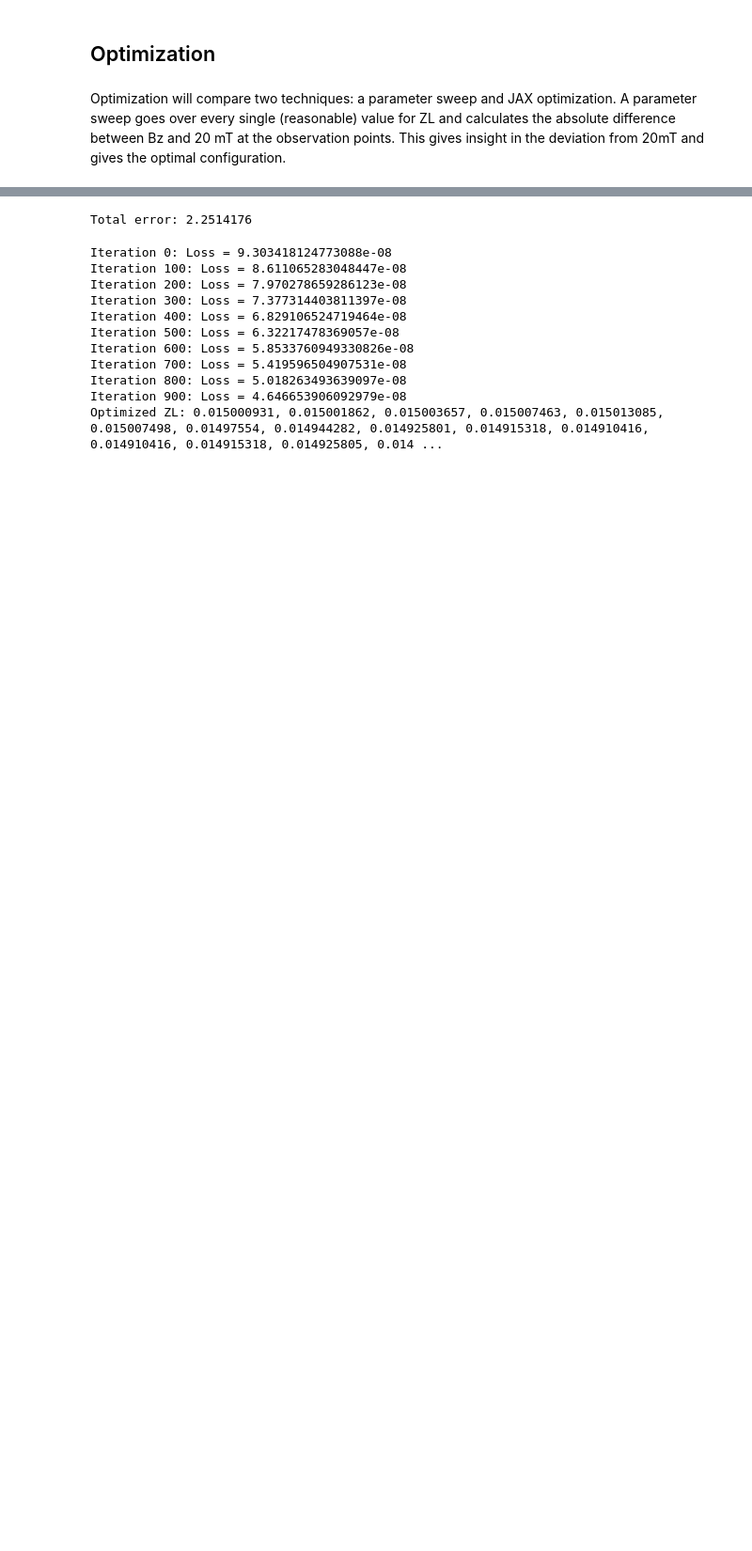
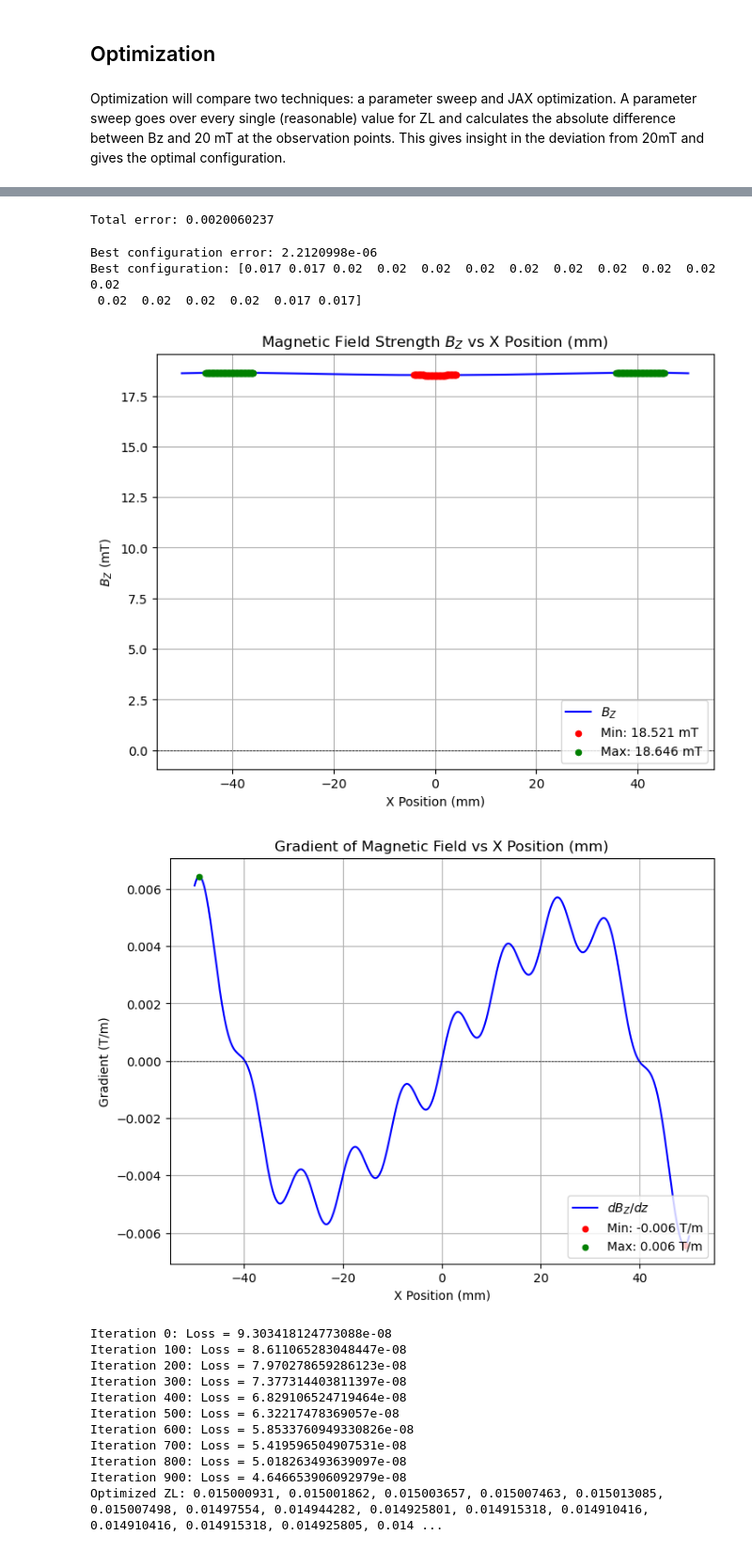
Before and after one commit to joostwijn/Rotating_Magnetic_Setup, a Jupyter notebook: 3. Magnets/Field_Shaping_Algorithm_JAX.ipynb, the cells around one changed output, grey strips where cells are left out. Shown at 94% size. Saved outputs shown, nothing was run; the diff lists cells and outputs as text; code cells hidden in the pictures; blank space fills up the shorter version.

```diff
--- a/3. Magnets/Field_Shaping_Algorithm_JAX.ipynb
+++ b/3. Magnets/Field_Shaping_Algorithm_JAX.ipynb
@@ -860,8 +860,8 @@ def generate_zl_configurations(low, high, step):
 
 
 # Example usage:
-zl_configs = generate_zl_configurations(19e-3, 20e-3, 1e-3)
+zl_configs = generate_zl_configurations(17e-3, 20e-3, 1e-3)
 print("Number of configurations:", zl_configs.shape[0])
 print("First configuration:", zl_configs[0])
-print("First configuration:", zl_configs[511])
+print("Test configuration:", zl_configs[511])
 # %% [output]
@@ -879,13 +879,44 @@ def total_error(x_flat, y_flat, z_flat, zl, h, mz, B_REF):
     # Compute the z-component of the magnetic field at observation points.
     Bz = fixed_run_field_calculation_jax(x_flat, y_flat, z_flat, zl, h, mz)
     # Calculate the absolute error between Bz and the reference value.
-    abs_error = jnp.abs(Bz - B_REF)
+    abs_error = jnp.abs(Bz - B_REF)**2
     # Sum the absolute errors over all observation points.
     return jnp.sum(abs_error)
-B_REF = 0.02 # Reference value for the magnetic field (in Tesla).
+B_REF = 0.0186 # Reference value for the magnetic field (in Tesla).
 print("Total error:", total_error(x_flat, y_flat, z_flat, ZL, H, MZ, B_REF))
 # %% [output]
-Total error: 2.2514176
+Total error: 0.0020060237
+# %%
+# Vectorize total_error over the ZL configurations.
+# zl_configs is assumed to be an array of shape (num_configs, 18)
+total_error_configs = jax.vmap(
+    lambda zl: total_error(x_flat, y_flat, z_flat, zl, H, MZ, B_REF)
+)
+
+# Compute the error for every configuration.
+all_errors = total_error_configs(zl_configs)
+
+# Convert the result to a NumPy array (if needed).
+all_errors_np = np.array(all_errors)
+
+# Find the index of the configuration with the minimal error.
+best_index = np.argmin(all_errors_np)
+best_error = all_errors_np[best_index]
+best_zl = zl_configs[best_index]
+
+print("Best configuration error:", best_error)
+print("Best configuration:", best_zl)
+# %% [output]
+Best configuration error: 2.2120998e-06
+Best configuration: [0.017 0.017 0.02  0.02  0.02  0.02  0.02  0.02  0.02  0.02  0.02  0.02
+ 0.02  0.02  0.02  0.02  0.017 0.017]
+# %%
+ZL = jnp.array(best_zl)  # Update ZL with the best configuration.
+plot_Bz(mode="Fixed")
+plot_derivative(mode="Fixed")
+# %% [output]
+[figure, added]
+[figure, added]
 # %%
 import jax
 import jax.numpy as jnp
```
Also changed, not shown: parts of 6 cells of this notebook.
